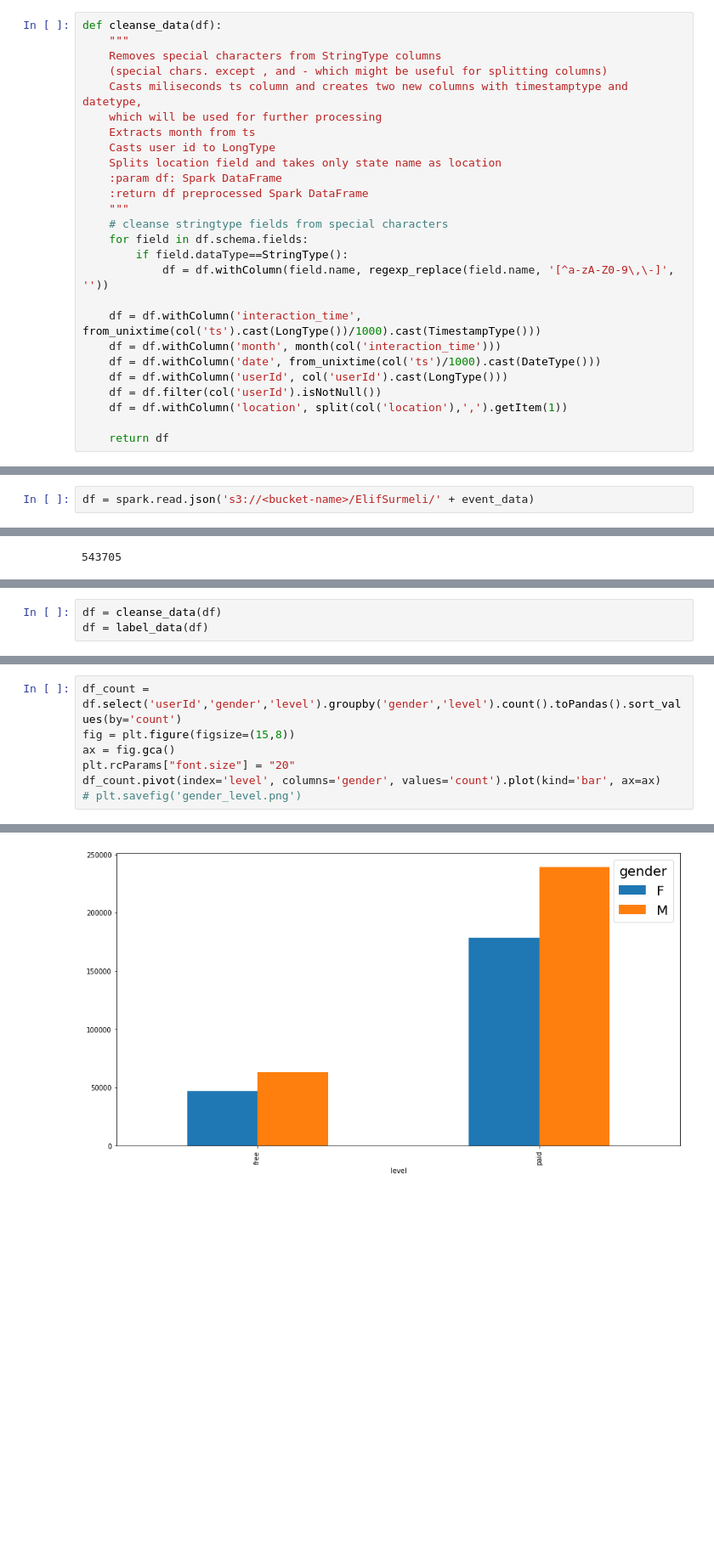
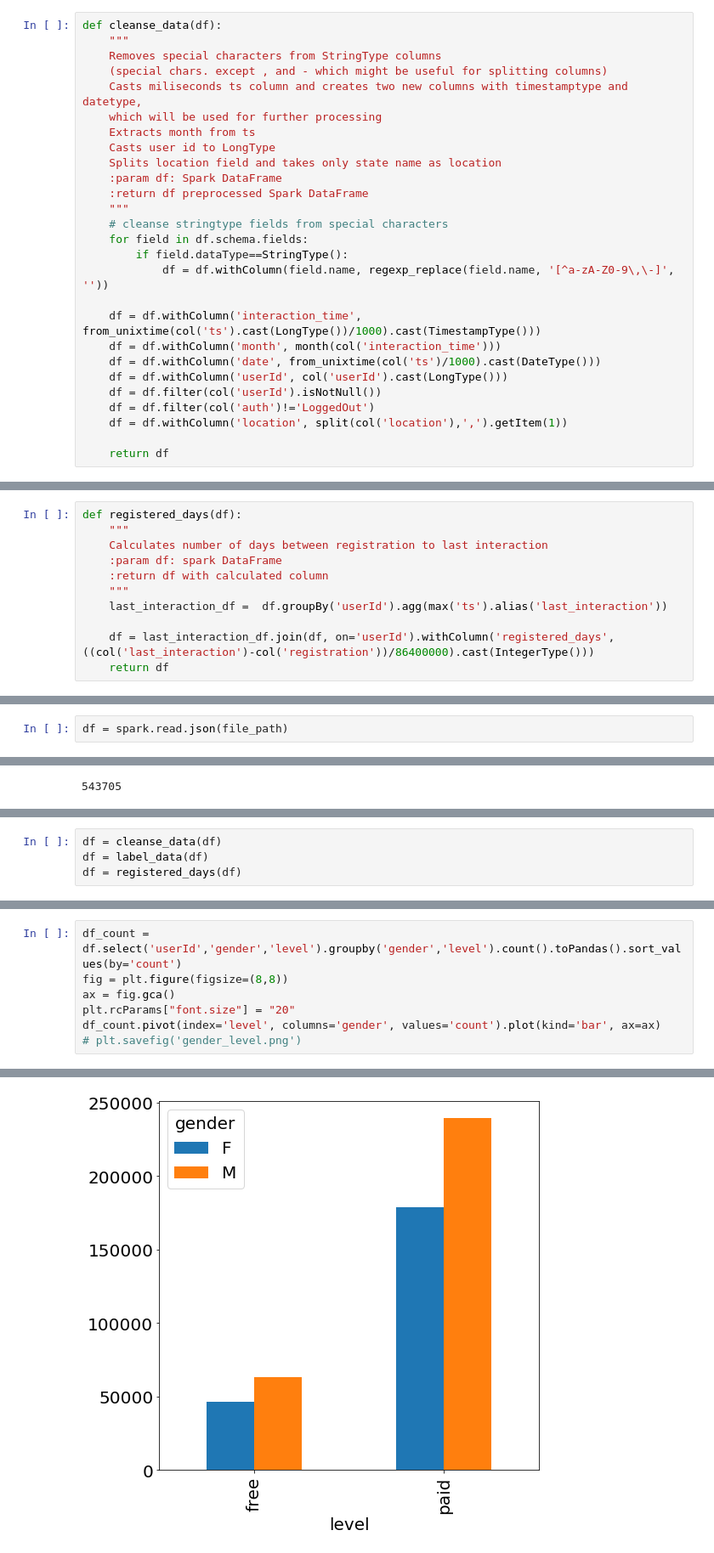
Before and after one commit to elifinspace/sparkify, a Jupyter notebook: Sparkify_exploration_visuals.ipynb, the cells around one changed output, grey strips where cells are left out. Shown: that part at 85% size. Drawn from its saved outputs; the diff is of its cells as text; blank space fills up the shorter version.

Commit message:
Adds metrics and detailed visuals

```diff
--- a/Sparkify_exploration_visuals.ipynb
+++ b/Sparkify_exploration_visuals.ipynb
@@ -78,6 +65,7 @@ def cleanse_data(df):
     df = df.withColumn('date', from_unixtime(col('ts')/1000).cast(DateType()))
     df = df.withColumn('userId', col('userId').cast(LongType()))
     df = df.filter(col('userId').isNotNull())
+    df = df.filter(col('auth')!='LoggedOut')
     df = df.withColumn('location', split(col('location'),',').getItem(1))
 
     return df
@@ -100,6 +88,17 @@ def label_data(df):
     df = df.join(label_df, on='userId')
 
     return df
+# %%
+def registered_days(df):
+    """
+    Calculates number of days between registration to last interaction
+    :param df: spark DataFrame
+    :return df with calculated column
+    """
+    last_interaction_df =  df.groupBy('userId').agg(max('ts').alias('last_interaction'))
+
+    df = last_interaction_df.join(df, on='userId').withColumn('registered_days', ((col('last_interaction')-col('registration'))/86400000).cast(IntegerType()))
+    return df
 # %%
 # please comment out to create a Spark session
 # spark = SparkSession \
@@ -110,7 +109,7 @@ def label_data(df):
 # Read in full sparkify dataset
 event_data = "medium-sparkify-event-data.json"
 # %%
-df = spark.read.json('s3://<bucket-name>/ElifSurmeli/' + event_data)
+df = spark.read.json(file_path)
 # %%
 df.count()
 # %% [output]
@@ -139,3 +301,4 @@ df.select([count(when(isnull(c), c)).alias(c) for c in df.columns]).show()
 # %%
 df = cleanse_data(df)
 df = label_data(df)
+df = registered_days(df)
@@ -146,10 +366,10 @@ df.agg(max('date'),min('date')).collect()
 # %%
 df_count = df.select('userId','gender','level').groupby('gender','level').count().toPandas().sort_values(by='count')
-fig = plt.figure(figsize=(15,8))
+fig = plt.figure(figsize=(8,8))
 ax = fig.gca()
 plt.rcParams["font.size"] = "20"
 df_count.pivot(index='level', columns='gender', values='count').plot(kind='bar', ax=ax)
 # plt.savefig('gender_level.png')
 # %% [output]
 <matplotlib.axes._subplots.AxesSubplot at 0x...>
-[figure, old version]
+[figure, new version]
```
Also changed, not shown: parts of 40 cells of this notebook, 4 other files.
